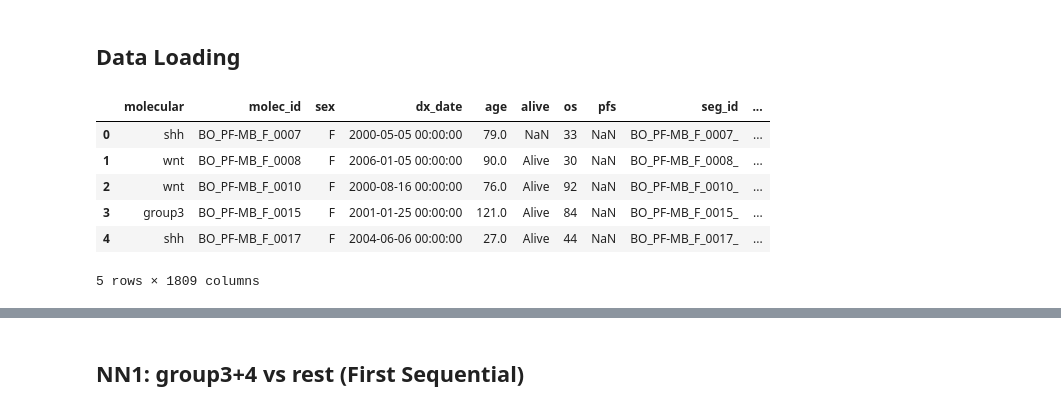
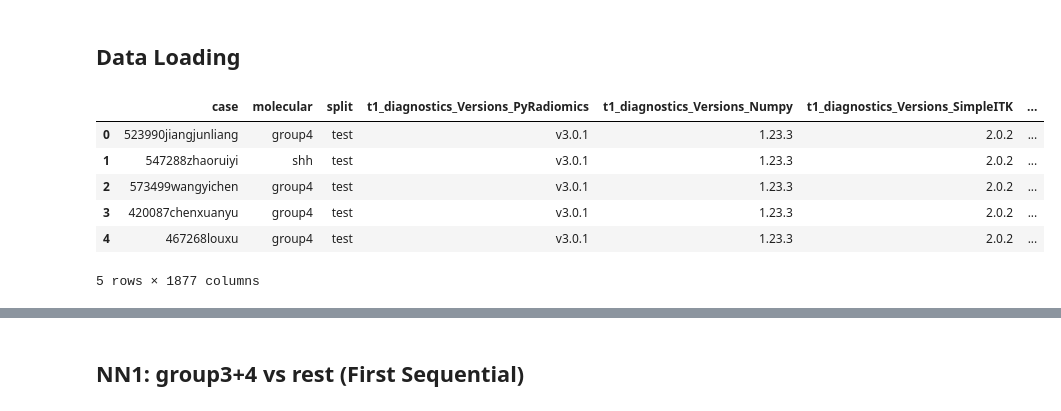
Before and after one commit to function2-llx/MB-subgroup, a Jupyter notebook: radiomics/two_stage_classifier.ipynb, the cells around one changed output, grey strips where cells are left out. Drawn from its saved outputs; the diff is of its cells as text; code cells hidden in the pictures.

Commit message:
update radiomics; refactor scripts

```diff
--- a/radiomics/two_stage_classifier.ipynb
+++ b/radiomics/two_stage_classifier.ipynb
@@ -275,15 +279,15 @@ def grid_search(model, params, X_train, y_train):
 ## Data Loading
 # %%
 # load data
-df = pd.read_csv("radiomics/features.csv")
+df = pd.read_csv("features-n.csv")
 df.head()
 # %% [output]
-|  | molecular | molec_id | sex | dx_date | age | alive | os | pfs | seg_id | ... |
-| 0 | shh | BO_PF-MB_F_0007 | F | 2000-05-05 00:00:00 | 79.0 | NaN | 33 | NaN | BO_PF-MB_F_0007_ | ... |
-| 1 | wnt | BO_PF-MB_F_0008 | F | 2006-01-05 00:00:00 | 90.0 | Alive | 30 | NaN | BO_PF-MB_F_0008_ | ... |
-| 2 | wnt | BO_PF-MB_F_0010 | F | 2000-08-16 00:00:00 | 76.0 | Alive | 92 | NaN | BO_PF-MB_F_0010_ | ... |
-| 3 | group3 | BO_PF-MB_F_0015 | F | 2001-01-25 00:00:00 | 121.0 | Alive | 84 | NaN | BO_PF-MB_F_0015_ | ... |
-| 4 | shh | BO_PF-MB_F_0017 | F | 2004-06-06 00:00:00 | 27.0 | Alive | 44 | NaN | BO_PF-MB_F_0017_ | ... |
+|  | case | molecular | split | t1_diagnostics_Versions_PyRadiomics | t1_diagnostics_Versions_Numpy | t1_diagnostics_Versions_SimpleITK | ... |
+| 0 | 523990jiangjunliang | group4 | test | v3.0.1 | 1.23.3 | 2.0.2 | ... |
+| 1 | 547288zhaoruiyi | shh | test | v3.0.1 | 1.23.3 | 2.0.2 | ... |
+| 2 | 573499wangyichen | group4 | test | v3.0.1 | 1.23.3 | 2.0.2 | ... |
+| 3 | 420087chenxuanyu | group4 | test | v3.0.1 | 1.23.3 | 2.0.2 | ... |
+| 4 | 467268louxu | group4 | test | v3.0.1 | 1.23.3 | 2.0.2 | ... |
-5 rows × 1809 columns
+5 rows × 1877 columns
 # %%
 # obtain list of features selected from LASSO
```
Also changed, not shown: parts of 42 cells of this notebook, 15 other files.
